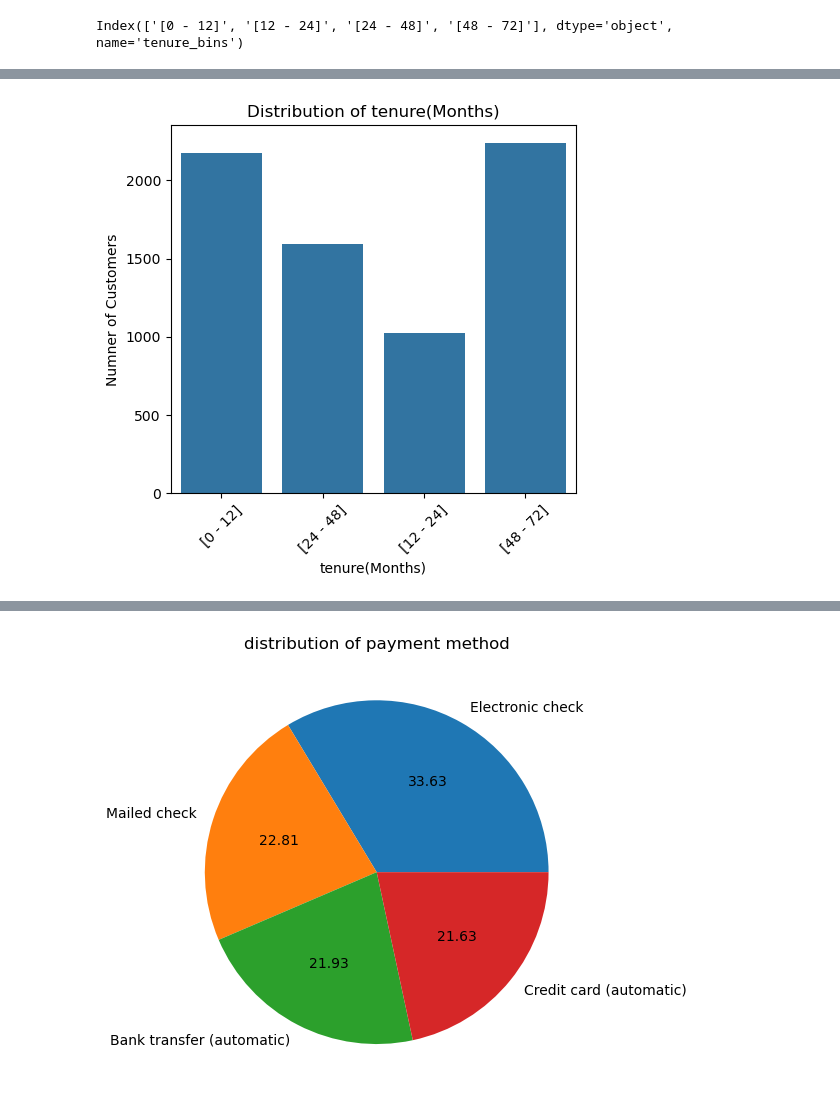
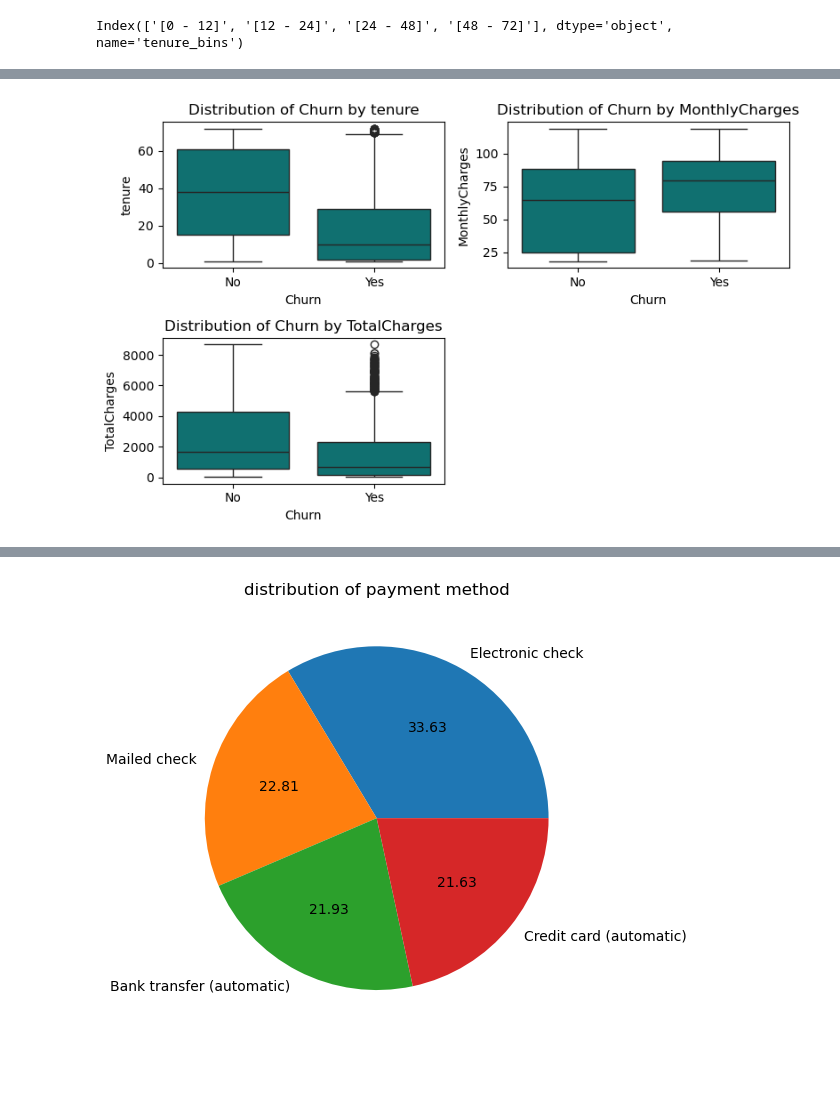
Before and after one commit to kevinyegon1/telco_churn_analysis, a Jupyter notebook: EDA/telco churn EDA.ipynb, the cells around one changed output, grey strips where cells are left out. Drawn from its saved outputs; the diff is of its cells as text; code cells hidden in the pictures; blank space fills up the shorter version.

```diff
--- a/EDA/telco churn EDA.ipynb
+++ b/EDA/telco churn EDA.ipynb
@@ -92,13 +202,32 @@ Index(['[0 - 12]', '[12 - 24]', '[24 - 48]', '[48 - 72]'], dtype='object', name=
+# %%
+# distribution of churn by numeric columns
+fig, ax=plt.subplots(2,2, figsize=(8,5))
+ax = ax.flatten()
+
+for i, col in enumerate(num_col):
+    sns.boxplot(data=churn, y= col, x='Churn', color='teal', ax=ax[i])
+    ax[i].set_title(f'Distribution of Churn by {col}')
+    ax[i].set_ylabel(col)
+    ax[i].set_xlabel('Churn')
+
+for ax in ax:
+    if not ax.has_data():
+        ax.remove()
+
+
+plt.tight_layout()
+plt.savefig('Distribution of Churn by Numeric Columns.png')
+plt.show()
+# %% [output]
+[figure, added]
 # %%
-plt.figure(figsize=(5,5))
-sns.countplot(data=churn, x='tenure_bins')
-plt.ylabel('Numner of Customers')
-plt.xlabel('tenure(Months)')
-plt.title('Distribution of tenure(Months)')
-plt.xticks(rotation=45)
-plt.tight_layout()
-plt.savefig('Distribution of tenure.png')
-plt.show()
+# plt.figure(figsize=(5,5))
+# sns.countplot(data=churn, x='tenure_bins')
+# plt.ylabel('Numner of Customers')
+# plt.xlabel('tenure(Months)')
+# plt.title('Distribution of tenure(Months)')
+# plt.xticks(rotation=45)
+# plt.tight_layout()
+# plt.savefig('Distribution of tenure.png')
+# plt.show()
-# %% [output]
-[figure, removed]
 # %%
```
Also changed, not shown: parts of 18 cells of this notebook, 14 other files.
